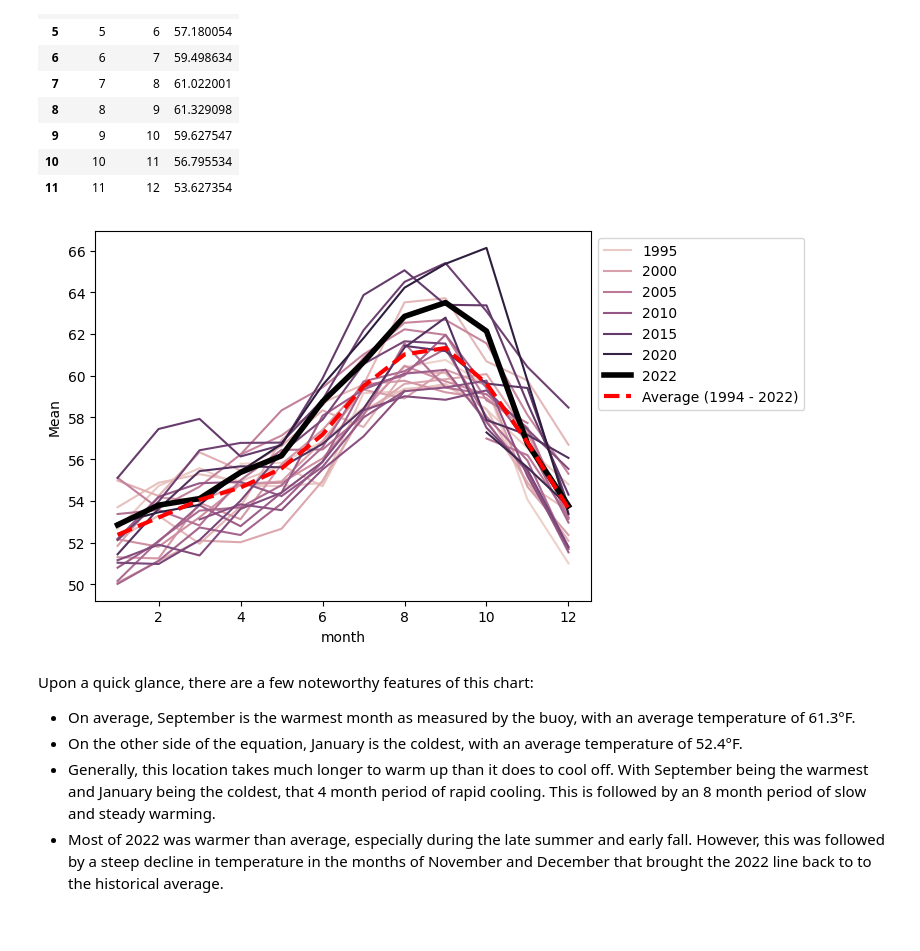
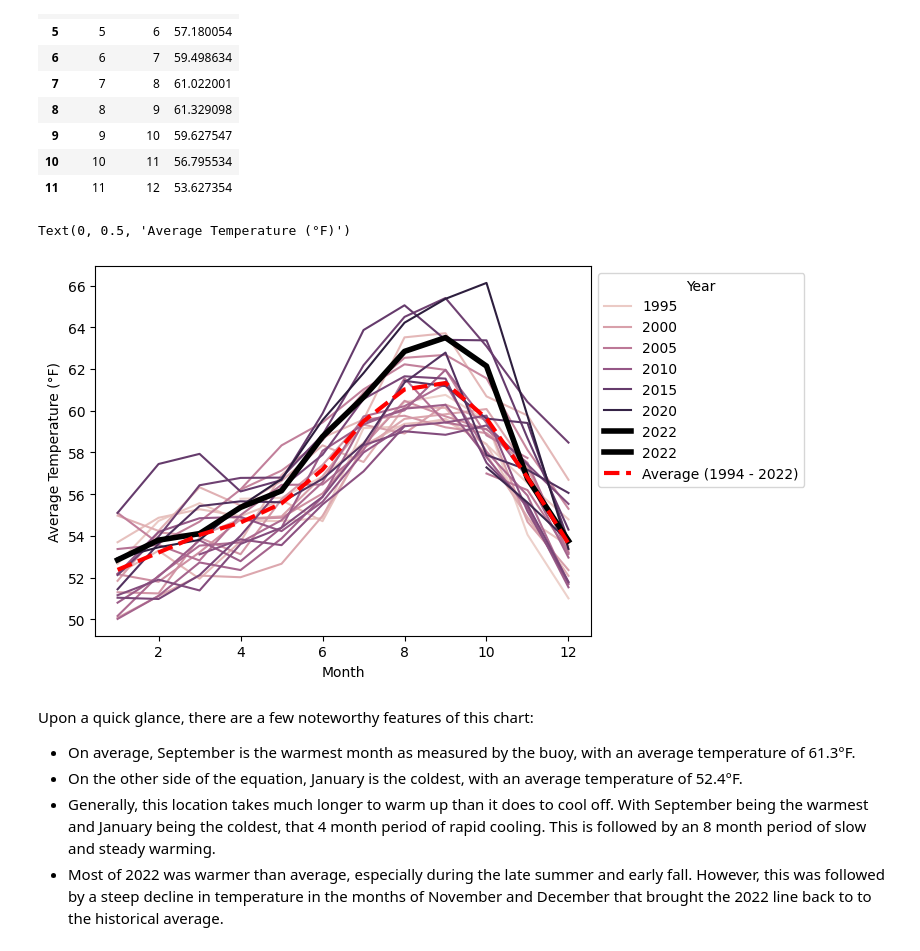
Before and after one commit to nelsonauner/SF_Bay, a Jupyter notebook: analysis.ipynb, the cells around one changed output. Drawn from its saved outputs; the diff is of its cells as text; code cells hidden in the pictures.

```diff
--- a/analysis.ipynb
+++ b/analysis.ipynb
@@ -131,16 +131,24 @@ ma2
 # %%
 ax = sns.lineplot(data = monthly_average.loc[monthly_average.year<2022,:], x = "month", y = "Mean", hue = "year")
 sns.lineplot(
     data = monthly_average.loc[monthly_average.year == 2022,:],
     x = "month", y = "Mean",
     linewidth = 4, color = "black", label = "2022"
     )
 sns.lineplot(
+    data = monthly_average.loc[monthly_average.year == 2023,:],
+    x = "month", y = "Mean",
+    linewidth = 4, color = "black", label = "2022"
+    )
+sns.lineplot(
     data = ma2, x = "month", y = "Mean",
     linewidth = 3, color = "red", linestyle = "dashed", label = "Average (1994 - 2022)")
-sns.move_legend(ax, "upper left", bbox_to_anchor=(1, 1))
+sns.move_legend(ax, "upper left", bbox_to_anchor=(1, 1), title = "Year")
+ax.set_xlabel("Month")
+ax.set_ylabel("Average Temperature (\N{DEGREE SIGN}F)")
 # %% [output]
+Text(0, 0.5, 'Average Temperature (°F)')
-[figure, old version]
+[figure, new version]
 # %% [markdown]
 Upon a quick glance, there are a few noteworthy features of this chart:
 - On average, September is the warmest month as measured by the buoy, with an average temperature of 61.3&deg;F.
```
Also changed, not shown: parts of 12 cells of this notebook, 2 other files.
